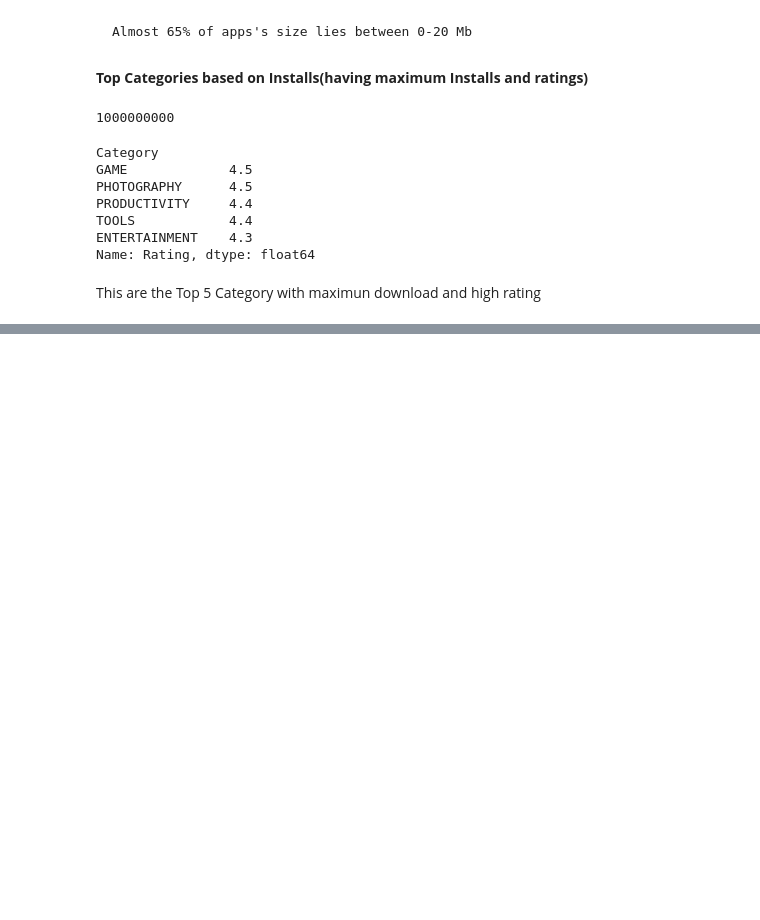
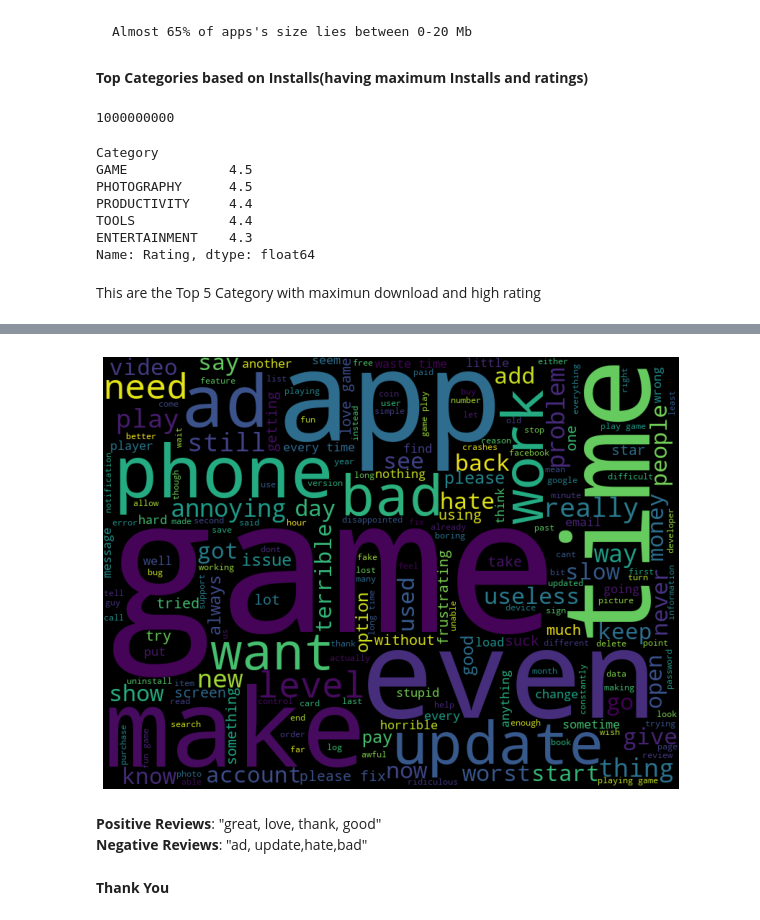
Before and after one commit to AjayUnique/EDA-playstore-app, a Jupyter notebook: Ajay_Tiwari_playstore.ipynb, the cells around one changed output, grey strips where cells are left out. Saved outputs shown, nothing was run; the diff lists cells and outputs as text; code cells hidden in the pictures; blank space fills up the shorter version.

```diff
--- a/Ajay_Tiwari_playstore.ipynb
+++ b/Ajay_Tiwari_playstore.ipynb
@@ -586,0 +683,30 @@ This are the Top 5 Category with maximun download and high rating
+# %%
+#To generate wordcloud image for negative reviews
+words = ''
+for s in negative_df['Translated_Review']:
+
+    s = str(s) # typecaste each val to string
+    x = s.split()# split the value
+
+    for i in range(len(x)):# Converts each token into lowercase
+        x[i] = x[i].lower()
+
+    words = words + " ".join(x)+" "
+
+wc = WordCloud(width = 800, height = 600,
+                background_color ='black',
+                stopwords = stopwords,
+                min_font_size = 10).generate(words)
+plt.figure(figsize = (8, 8), facecolor = None)
+plt.imshow(wc)
+plt.axis("off")
+plt.tight_layout(pad = 0)
+plt.show()
+# %% [output]
+[figure, added]
+# %% [markdown]
+
+**Positive Reviews**: "great, love, thank, good"
+**Negative Reviews**: "ad, update,hate,bad"
+# %% [markdown]
+**Thank You**
```
Also changed, not shown: parts of 19 cells of this notebook.
